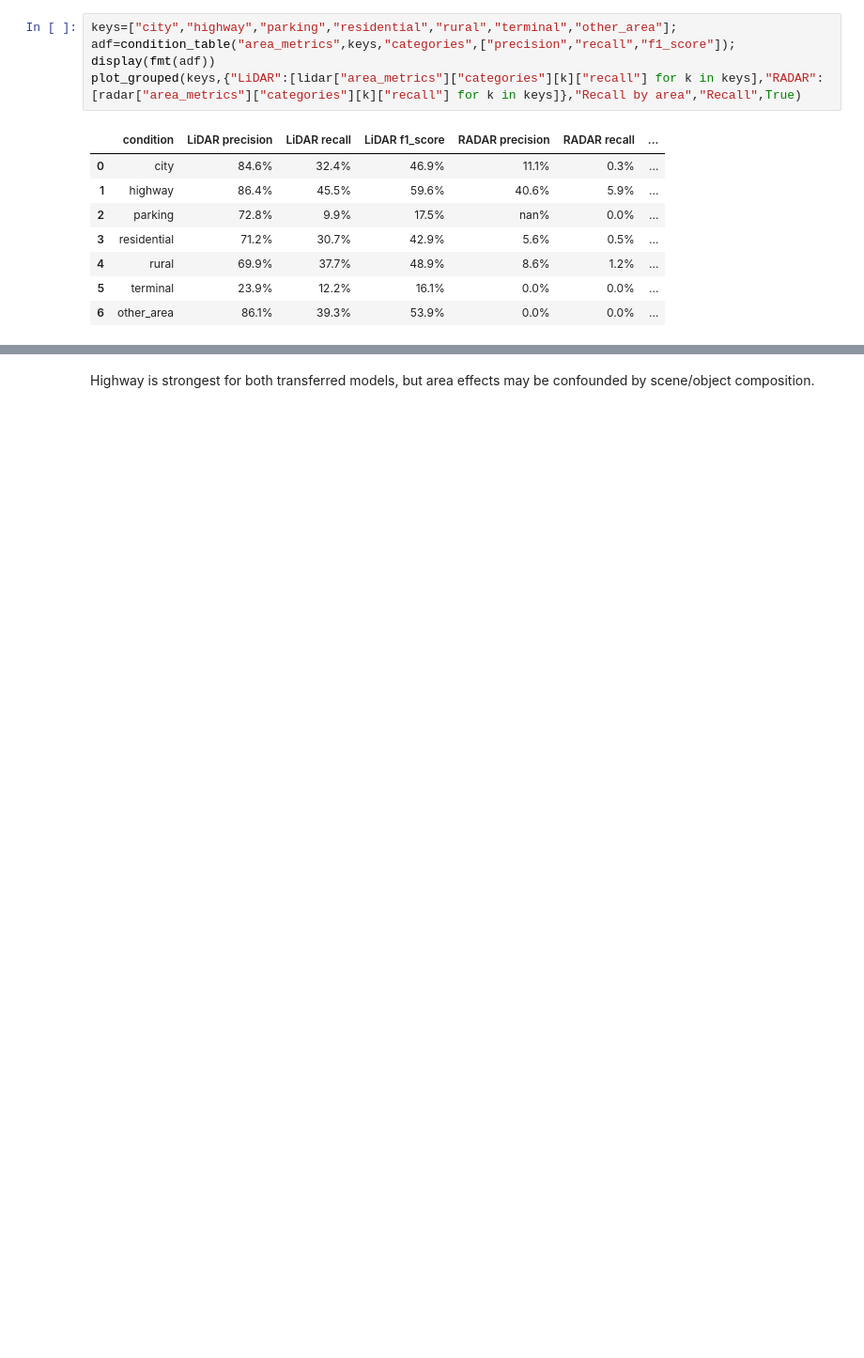
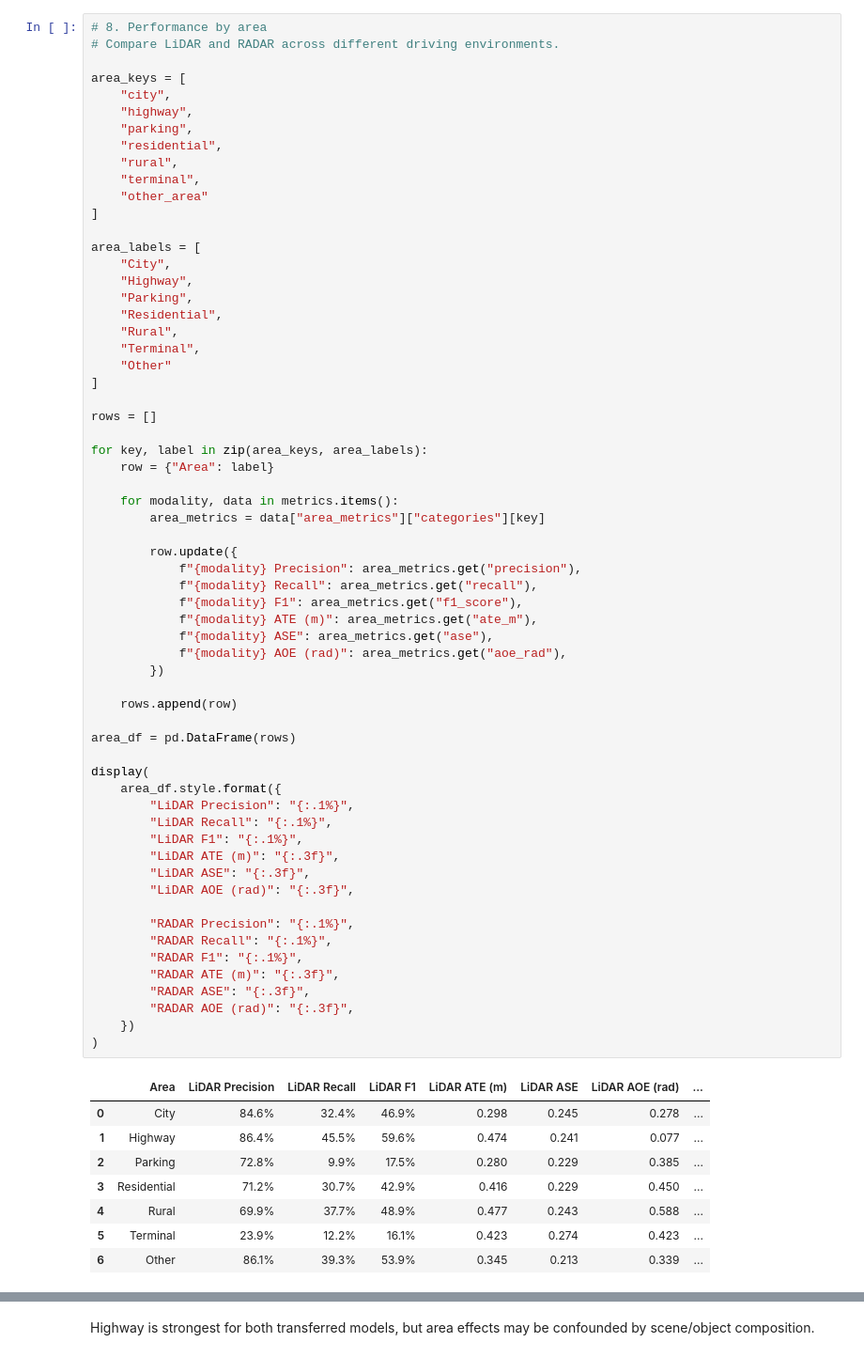
Before and after one commit to lailaamin70/Boeing-RADAR-Autonomous-, a Jupyter notebook: object_detection/results/omnihd/lidar_radar_evaluation_analysis.ipynb, the cells around one changed output, grey strips where cells are left out. Shown at 94% size. Saved outputs shown, nothing was run; the diff lists cells and outputs as text; blank space fills up the shorter version.

```diff
--- a/object_detection/results/omnihd/lidar_radar_evaluation_analysis.ipynb
+++ b/object_detection/results/omnihd/lidar_radar_evaluation_analysis.ipynb
@@ -188,12 +1303,71 @@ LiDAR remains much stronger than RADAR in the evaluated rain/fog scenes. This do
 # %%
-keys=["city","highway","parking","residential","rural","terminal","other_area"]; adf=condition_table("area_metrics",keys,"categories",["precision","recall","f1_score"]); display(fmt(adf))
-plot_grouped(keys,{"LiDAR":[lidar["area_metrics"]["categories"][k]["recall"] for k in keys],"RADAR":[radar["area_metrics"]["categories"][k]["recall"] for k in keys]},"Recall by area","Recall",True)
+# 8. Performance by area
+# Compare LiDAR and RADAR across different driving environments.
+
+area_keys = [
+    "city",
+    "highway",
+    "parking",
+    "residential",
+    "rural",
+    "terminal",
+    "other_area"
+]
+
+area_labels = [
+    "City",
+    "Highway",
+    "Parking",
+    "Residential",
+    "Rural",
+    "Terminal",
+    "Other"
+]
+
+rows = []
+
+for key, label in zip(area_keys, area_labels):
+    row = {"Area": label}
+
+    for modality, data in metrics.items():
+        area_metrics = data["area_metrics"]["categories"][key]
+
+        row.update({
+            f"{modality} Precision": area_metrics.get("precision"),
+            f"{modality} Recall": area_metrics.get("recall"),
+            f"{modality} F1": area_metrics.get("f1_score"),
+            f"{modality} ATE (m)": area_metrics.get("ate_m"),
+            f"{modality} ASE": area_metrics.get("ase"),
+            f"{modality} AOE (rad)": area_metrics.get("aoe_rad"),
+        })
+
+    rows.append(row)
+
+area_df = pd.DataFrame(rows)
+
+display(
+    area_df.style.format({
+        "LiDAR Precision": "{:.1%}",
+        "LiDAR Recall": "{:.1%}",
+        "LiDAR F1": "{:.1%}",
+        "LiDAR ATE (m)": "{:.3f}",
+        "LiDAR ASE": "{:.3f}",
+        "LiDAR AOE (rad)": "{:.3f}",
+
+        "RADAR Precision": "{:.1%}",
+        "RADAR Recall": "{:.1%}",
+        "RADAR F1": "{:.1%}",
+        "RADAR ATE (m)": "{:.3f}",
+        "RADAR ASE": "{:.3f}",
+        "RADAR AOE (rad)": "{:.3f}",
+    })
+)
 # %% [output]
-|  | condition | LiDAR precision | LiDAR recall | LiDAR f1_score | RADAR precision | RADAR recall | ... |
-| 0 | city | 84.6% | 32.4% | 46.9% | 11.1% | 0.3% | ... |
-| 1 | highway | 86.4% | 45.5% | 59.6% | 40.6% | 5.9% | ... |
-| 2 | parking | 72.8% | 9.9% | 17.5% | nan% | 0.0% | ... |
-| 3 | residential | 71.2% | 30.7% | 42.9% | 5.6% | 0.5% | ... |
-| 4 | rural | 69.9% | 37.7% | 48.9% | 8.6% | 1.2% | ... |
-| 5 | terminal | 23.9% | 12.2% | 16.1% | 0.0% | 0.0% | ... |
-| 6 | other_area | 86.1% | 39.3% | 53.9% | 0.0% | 0.0% | ... |
+|  | Area | LiDAR Precision | LiDAR Recall | LiDAR F1 | LiDAR ATE (m) | LiDAR ASE | LiDAR AOE (rad) | ... |
+| 0 | City | 84.6% | 32.4% | 46.9% | 0.298 | 0.245 | 0.278 | ... |
+| 1 | Highway | 86.4% | 45.5% | 59.6% | 0.474 | 0.241 | 0.077 | ... |
+| 2 | Parking | 72.8% | 9.9% | 17.5% | 0.280 | 0.229 | 0.385 | ... |
+| 3 | Residential | 71.2% | 30.7% | 42.9% | 0.416 | 0.229 | 0.450 | ... |
+| 4 | Rural | 69.9% | 37.7% | 48.9% | 0.477 | 0.243 | 0.588 | ... |
+| 5 | Terminal | 23.9% | 12.2% | 16.1% | 0.423 | 0.274 | 0.423 | ... |
+| 6 | Other | 86.1% | 39.3% | 53.9% | 0.345 | 0.213 | 0.339 | ... |
```
Also changed, not shown: parts of 87 cells of this notebook.
